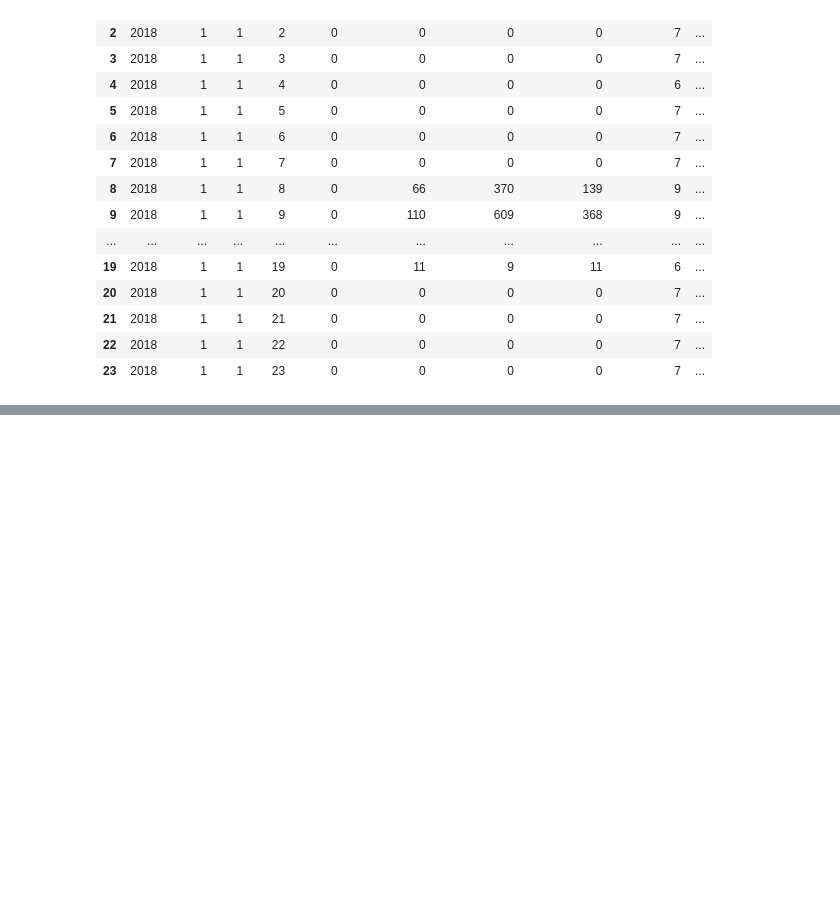
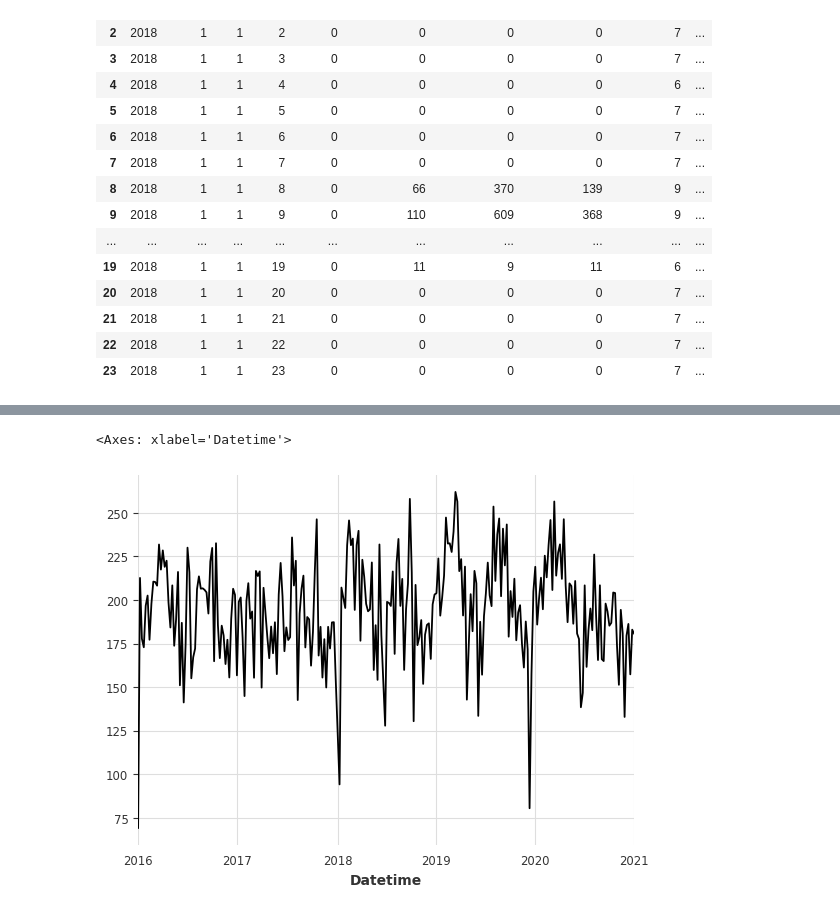
Before and after one commit to cai-yutian/pv-modelling-mirror, a Jupyter notebook: predict-irradiance.ipynb, the cells around one changed output, grey strips where cells are left out. Saved outputs shown, nothing was run; the diff lists cells and outputs as text; code cells hidden in the pictures; blank space fills up the shorter version.

```diff
--- a/predict-irradiance.ipynb
+++ b/predict-irradiance.ipynb
@@ -108,0 +90,5 @@ weekly_df.head(10)
+# %%
+weekly_df["GHI"].plot()
+# %% [output]
+<Axes: xlabel='Datetime'>
+[figure, added]
```
Also changed, not shown: parts of 12 cells of this notebook.
